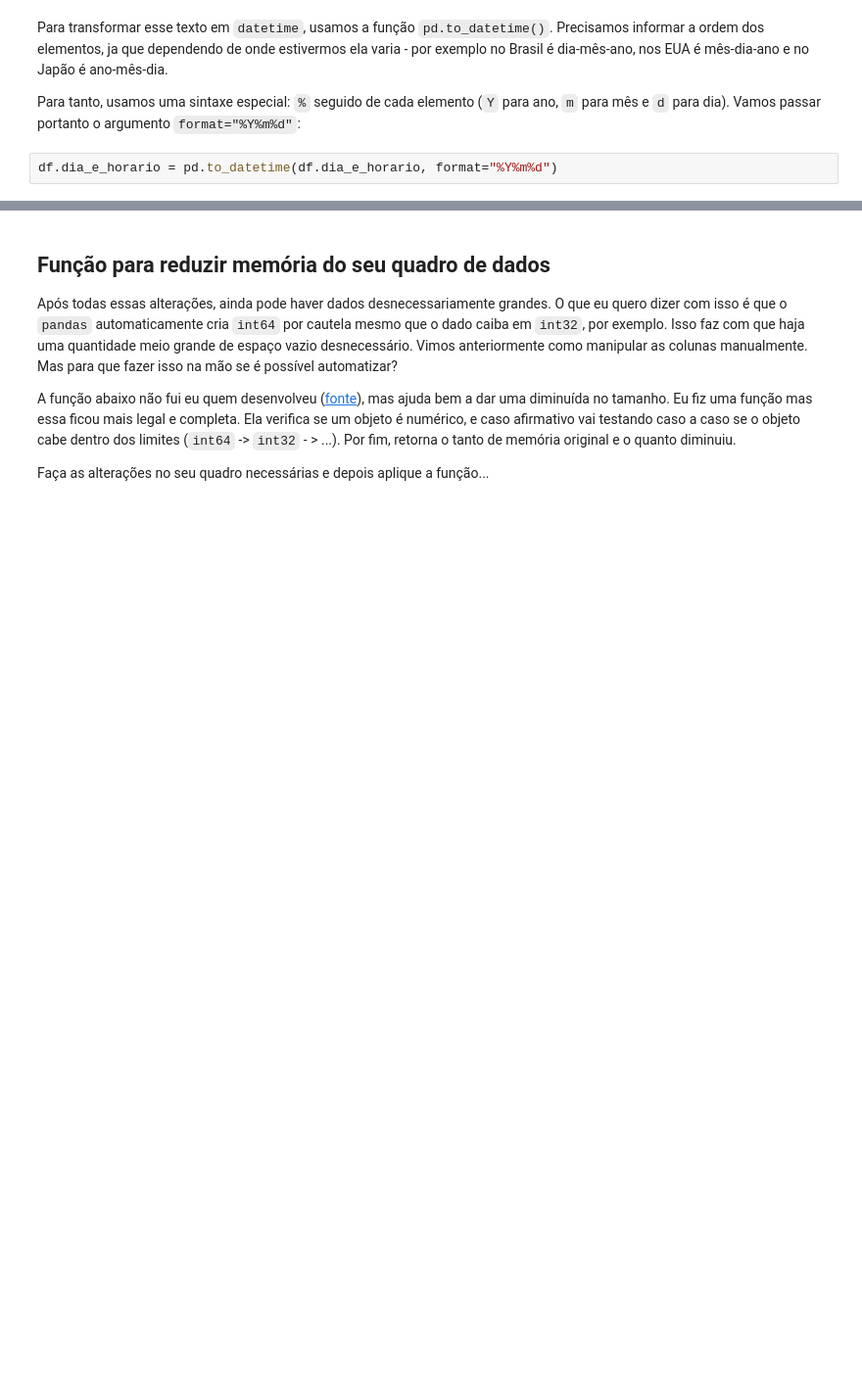
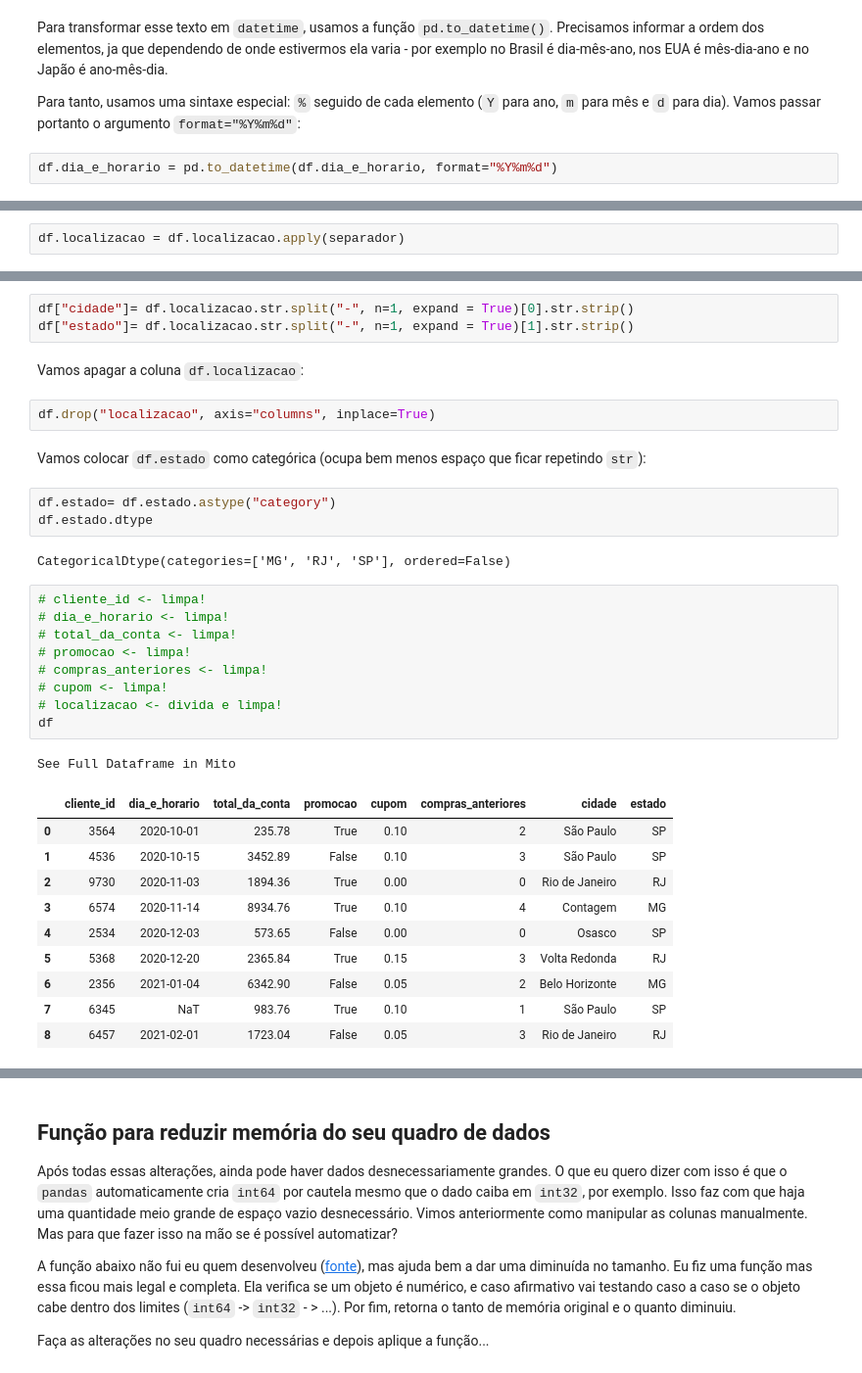
Before and after one commit to fellipemartins/python_curso, a Jupyter notebook: Aula 05 - importando e limpando dados.ipynb, the cells around one changed output, grey strips where cells are left out. Shown: that part at 98% size. Saved outputs shown, nothing was run; the diff lists cells and outputs as text; blank space fills up the shorter version.

```diff
--- a/Aula 05 - importando e limpando dados.ipynb
+++ b/Aula 05 - importando e limpando dados.ipynb
@@ -3196,0 +3262,2 @@ A coluna `df.dia_e_horario`, como o próprio nome diz, trata-se de uma coluna de
+# %%
+df.localizacao = df.localizacao.apply(separador)
@@ -3196,0 +3279,35 @@ A coluna `df.dia_e_horario`, como o próprio nome diz, trata-se de uma coluna de
+# %%
+df["cidade"]= df.localizacao.str.split("-", n=1, expand = True)[0].str.strip()
+df["estado"]= df.localizacao.str.split("-", n=1, expand = True)[1].str.strip()
+# %% [markdown]
+Vamos apagar a coluna `df.localizacao`:
+# %%
+df.drop("localizacao", axis="columns", inplace=True)
+# %% [markdown]
+Vamos colocar `df.estado` como categórica (ocupa bem menos espaço que ficar repetindo `str`):
+# %%
+df.estado= df.estado.astype("category")
+df.estado.dtype
+# %% [output]
+CategoricalDtype(categories=['MG', 'RJ', 'SP'], ordered=False)
+# %%
+# cliente_id <- limpa!
+# dia_e_horario <- limpa!
+# total_da_conta <- limpa!
+# promocao <- limpa!
+# compras_anteriores <- limpa!
+# cupom <- limpa!
+# localizacao <- divida e limpa!
+df
+# %% [output]
+See Full Dataframe in Mito
+|  | cliente_id | dia_e_horario | total_da_conta | promocao | cupom | compras_anteriores | cidade | estado |
+| 0 | 3564 | 2020-10-01 | 235.78 | True | 0.10 | 2 | São Paulo | SP |
+| 1 | 4536 | 2020-10-15 | 3452.89 | False | 0.10 | 3 | São Paulo | SP |
+| 2 | 9730 | 2020-11-03 | 1894.36 | True | 0.00 | 0 | Rio de Janeiro | RJ |
+| 3 | 6574 | 2020-11-14 | 8934.76 | True | 0.10 | 4 | Contagem | MG |
+| 4 | 2534 | 2020-12-03 | 573.65 | False | 0.00 | 0 | Osasco | SP |
+| 5 | 5368 | 2020-12-20 | 2365.84 | True | 0.15 | 3 | Volta Redonda | RJ |
+| 6 | 2356 | 2021-01-04 | 6342.90 | False | 0.05 | 2 | Belo Horizonte | MG |
+| 7 | 6345 | NaT | 983.76 | True | 0.10 | 1 | São Paulo | SP |
+| 8 | 6457 | 2021-02-01 | 1723.04 | False | 0.05 | 3 | Rio de Janeiro | RJ |
```
Also changed, not shown: parts of 50 cells of this notebook.
